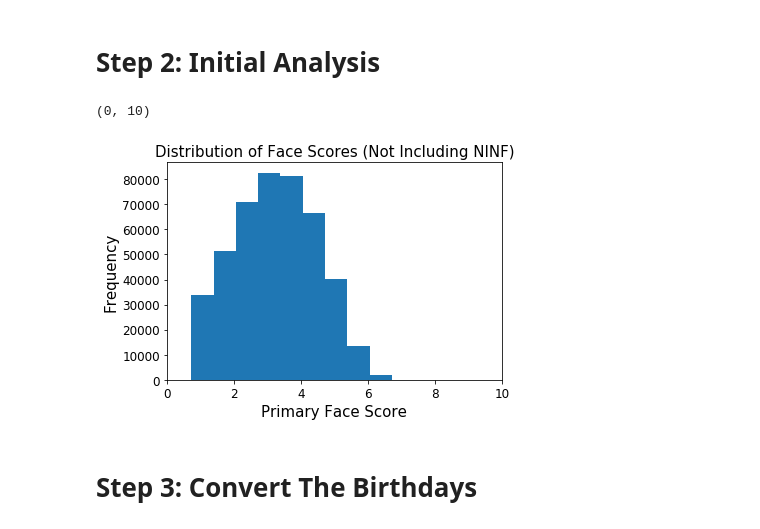
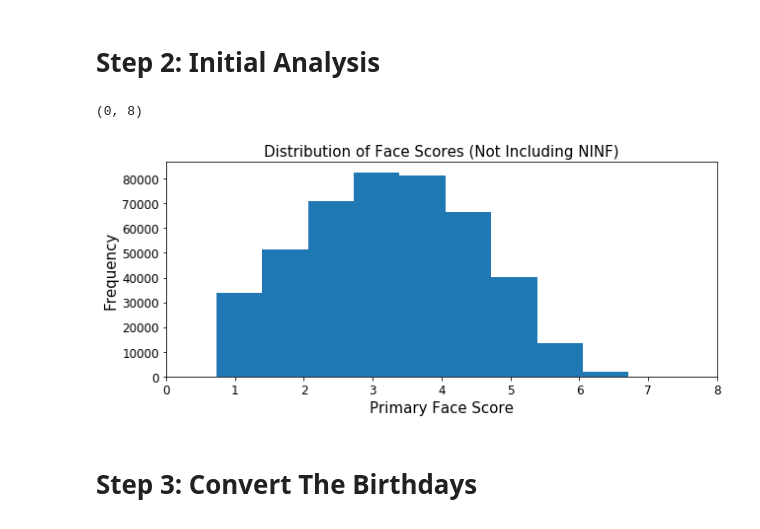
Before and after one commit to amitrani6/facial-recognition-system, a Jupyter notebook: EDA .ipynb, the cells around one changed output. Drawn from its saved outputs; the diff is of its cells as text; code cells hidden in the pictures.

```diff
--- a/EDA .ipynb
+++ b/EDA .ipynb
@@ -105,14 +105,15 @@ memory usage: 31.9+ MB
 # %% [markdown]
 # Step 2: Initial Analysis
 # %%
+plt.figure(figsize=(10,4))
 photo_info['face_score'][photo_info['face_score']>0].hist(bins=10, grid=False, xlabelsize=12, ylabelsize=12)
 plt.xlabel("Primary Face Score", fontsize=15)
 plt.ylabel("Frequency",fontsize=15)
 plt.title('Distribution of Face Scores (Not Including NINF)',fontsize=15)
-plt.xlim(0, 10)
+plt.xlim(0, 8)
 # %% [output]
-(0, 10)
+(0, 8)
-[figure, old version]
+[figure, new version]
 # %% [markdown]
 # Step 3: Convert The Birthdays
 # %%
```
Also changed, not shown: parts of 6 cells of this notebook, 15 other files.
